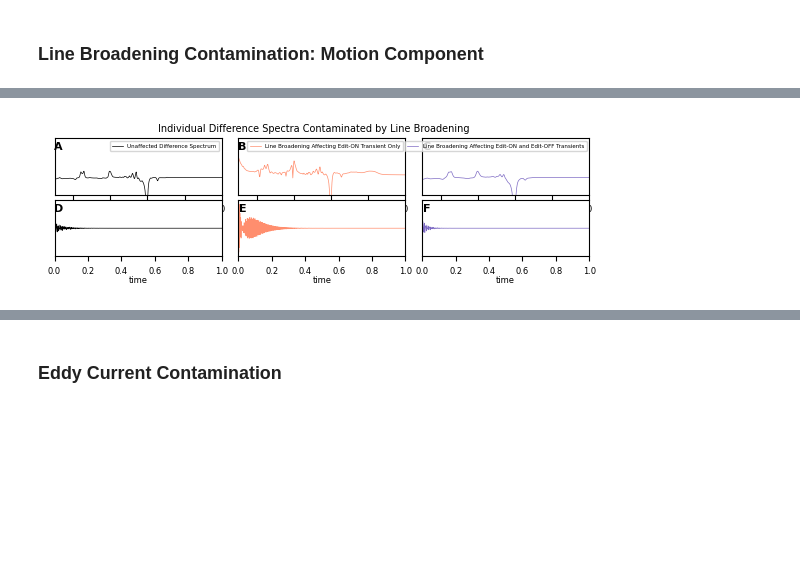
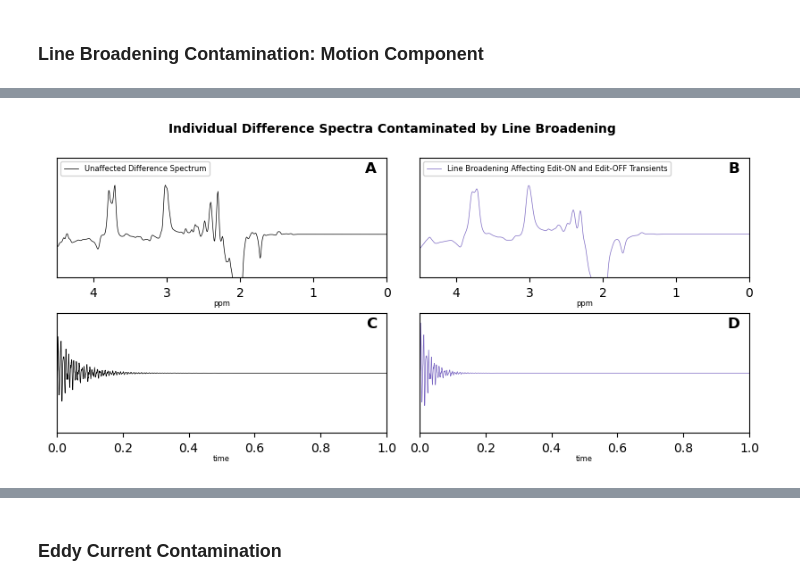
Before and after one commit to HarrisBrainLab/SMART_MRS, a Jupyter notebook: SMART_MRS Examples.ipynb, the cells around one changed output, grey strips where cells are left out. Cells and saved outputs as stored; diff of their text form; code cells hidden in the pictures; blank space fills up the shorter version.

```diff
--- a/SMART_MRS Examples.ipynb
+++ b/SMART_MRS Examples.ipynb
@@ -354,19 +263,18 @@ plt.show()
 ### Line Broadening Contamination: Motion Component
 # %%
 # Add Line Broadening Contamination using add_linebroad()
-var = np.random.uniform(-0.005, 0.005, size=2)
+var = np.random.uniform(-0.005, 0.005, size=12)
 
-amp=[1.45, 1.45*(1+var[0])]
-damp=[15, 15*(1+var[1])]
+damp=[15, 15*(1+var[0])]
 
-mot_locs_on = [8]
 mot_locs_both = [10, 11]
 
-# Line Broadening Artifact with Mid-Range Parameter Values Inserted into Edit-ON Only
-fids, lb_locs = add_linebroad(fids=fids, time=time, amp=[amp[0]], damp=[damp[0]], mot_locs=mot_locs_on, nmb_motion=1)                          # difference spectrum #4
-print(f'Line Broadening affecting edit-ON only located at transient #s: {lb_locs}')
+# Line Broadening Artifact with Mid-Range Parameter Values Inserted into Edit-ON and Edit-OFF
+fids, lb_locs = add_linebroad(fids=fids, time=time, damp=damp, locs=mot_locs_both, num_trans=2)                                             # difference spectrum #5
+print(f'Line Broadening affecting edit-ON and edit-OFF located at transient #s: {lb_locs}')
 
-# Line Broadening Artifact with Mid-Range Parameter Values Inserted into Edit-ON and Edit-OFF
-fids, lb_locs = add_linebroad(fids=fids, time=time, amp=amp, damp=damp, mot_locs=mot_locs_both, nmb_motion=2)                                  # difference spectrum #5
-print(f'Line Broadening affecting edit-ON and edit-OFF located at transient #s: {lb_locs}')
+# # Line Broadening Artifact with Mid-Range Parameter Values Inserted into Edit-ON Only
+# mot_locs_ = [8, 9]
+# fids, lb_locs = add_linebroad(fids=fids, time=time, amp=[amp[0]], damp=[damp[0]], locs=mot_locs_on, num_trans=1)                          # difference spectrum #4
+# print(f'Line Broadening affecting edit-ON only located at transient #s: {lb_locs}')
 # %% [output]
@@ -374,71 +281,71 @@ Line Broadening affecting edit-ON only located at transient #s: [8]
 Line Broadening affecting edit-ON and edit-OFF located at transient #s: [10 11]
 # %%
-# Prepare Motion Linebroadened Data for Plotting - MANUSCRIPT FIGURE
+# Prepare Motion Linebroadened Data for Plotting - LARGER MANUSCRIPT FIGURE
 on_specs, off_specs = undo_interleave(to_specs(fids))
 diff_specs = (on_specs - off_specs)
 
 # Frequency domain
-fig, ax = plt.subplots(2,3, figsize=(6.9,1.53))
+fig, ax = plt.subplots(2, 2, figsize=(10, 4))
 fig.patch.set_facecolor('white')
-fig.suptitle(f"Individual Difference Spectra Contaminated by Line Broadening", fontsize=7)
+fig.suptitle(f"Individual Difference Spectra Contaminated by Line Broadening", fontsize=10, fontweight="semibold")
 plt.rc('xtick', labelsize=6)
 ax[0,0].set_title(' ', fontsize=1)
 ax[0,0].plot(ppm, diff_specs[-2, :].real, 'black', linewidth=0.5, label="Unaffected Difference Spectrum")                                            # black
 ax[0,0].set_xlim(0.0, 4.5)
 ax[0,0].xaxis.set_major_locator(plticker.MultipleLocator(base=1.0))
 ax[0,0].set_xlabel('ppm', fontsize=6, labelpad=0.01)
 ax[0,0].invert_xaxis()
-ax[0,0].set_ylim(-0.015, 0.035)
+ax[0,0].set_ylim(-0.0050, 0.0090)
 ax[0,0].get_yaxis().set_visible(False)
-ax[0,0].legend(loc="upper right", fontsize=4)
+ax[0,0].legend(loc="upper left", fontsize=6)
 
-ax[0,1].plot(ppm, diff_specs[int(4), :].real, '#FF8E6E', linewidth=0.5, label="Line Broadening Affecting Edit-ON Transient Only")                 # orange
+# ax[0,1].plot(ppm, diff_specs[int(4), :].real, '#FF8E6E', linewidth=0.5, label="Line Broadening Affecting Edit-ON Transient Only")                 # orange
+# ax[0,1].set_xlim(0.0, 4.5)
+# ax[0,1].xaxis.set_major_locator(plticker.MultipleLocator(base=1.0))
+# ax[0,1].set_xlabel('ppm', fontsize=6, labelpad=0.01)
+# ax[0,1].invert_xaxis()
+# ax[0,1].set_ylim(-0.0045, 0.0065)
+# ax[0,1].get_yaxis().set_visible(False)
+# ax[0,1].legend(loc="upper left", fontsize=6)
+
+ax[0,1].plot(ppm, diff_specs[int(5), :].real, '#7E6BC4', linewidth=0.5, label="Line Broadening Affecting Edit-ON and Edit-OFF Transients")            # purple
 ax[0,1].set_xlim(0.0, 4.5)
-ax[0,1].xaxis.set_major_locator(plticker.MultipleLocator(base=1.0))
 ax[0,1].set_xlabel('ppm', fontsize=6, labelpad=0.01)
 ax[0,1].invert_xaxis()
-ax[0,1].set_ylim(-0.015, 0.035)
+ax[0,1].xaxis.set_major_locator(plticker.MultipleLocator(base=1.0))
+ax[0,1].set_ylim(-0.0050, 0.0090)
 ax[0,1].get_yaxis().set_visible(False)
-ax[0,1].legend(loc="upper right", fontsize=4)
-
-ax[0,2].plot(ppm, diff_specs[int(5), :].real, '#7E6BC4', linewidth=0.5, label="Line Broadening Affecting Edit-ON and Edit-OFF Transients")            # purple
-ax[0,2].set_xlim(0.0, 4.5)
-ax[0,2].set_xlabel('ppm', fontsize=6, labelpad=0.01)
-ax[0,2].invert_xaxis()
-ax[0,2].xaxis.set_major_locator(plticker.MultipleLocator(base=1.0))
-ax[0,2].set_ylim(-0.015, 0.035)
-ax[0,2].get_yaxis().set_visible(False)
-ax[0,2].legend(loc="upper right", fontsize=4)
+ax[0,1].legend(loc="upper left", fontsize=6)
 
 
 # Time domain
 on_fids, off_fids = undo_interleave((fids))
 diff_fids = (on_fids - off_fids)
 
 ax[1,0].plot(time, diff_fids[-1, :].real, 'black', linewidth=0.5, label="Unaffected difference transient")                                            # black
 ax[1,0].set_xlim(0.0, 1.0)
 ax[1,0].set_xlabel('time', fontsize=6, labelpad=0.01)
-ax[1,0].set_ylim(-0.0035, 0.0035)
+ax[1,0].set_ylim(-0.001, 0.001)
 ax[1,0].get_yaxis().set_visible(False)
 
-ax[1,1].plot(time, diff_fids[int(4), :].real, '#FF8E6E', linewidth=0.5, label="Line Broadening Affecting \n Edit-ON Transient Only")                 # orange
+# ax[1,1].plot(time, diff_fids[int(4), :].real, '#FF8E6E', linewidth=0.5, label="Line Broadening Affecting \n Edit-ON Transient Only")                 # orange
+# ax[1,1].set_xlim(0.0, 1.0)
+# ax[1,1].set_xlabel('time', fontsize=6, labelpad=0.01)
+# ax[1,1].set_ylim(-0.0035, 0.0035)
+# ax[1,1].get_yaxis().set_visible(False)
+
+ax[1,1].plot(time, diff_fids[int(5), :].real, '#7E6BC4', linewidth=0.5, label="Line Broadening Affecting \n Edit-ON and Edit-OFF Transients")            # purple
 ax[1,1].set_xlim(0.0, 1.0)
 ax[1,1].set_xlabel('time', fontsize=6, labelpad=0.01)
-ax[1,1].set_ylim(-0.0035, 0.0035)
+ax[1,1].set_ylim(-0.001, 0.001)
 ax[1,1].get_yaxis().set_visible(False)
 
-ax[1,2].plot(time, diff_fids[int(5), :].real, '#7E6BC4', linewidth=0.5, label="Line Broadening Affecting \n Edit-ON and Edit-OFF Transients")            # purple
-ax[1,2].set_xlim(0.0, 1.0)
-ax[1,2].set_xlabel('time', fontsize=6, labelpad=0.01)
-ax[1,2].set_ylim(-0.0035, 0.0035)
-ax[1,2].get_yaxis().set_visible(False)
-
-label_subplots_2D(ax, xpos=0.05, ypos=0.95, size=8)
-plt.subplots_adjust(wspace=0.1, hspace=0.1)
+label_subplots_2D(ax, xpos=0.97, ypos=0.97, size=12, nine=False)
+plt.subplots_adjust(wspace=0.1, hspace=0.3)
 plt.show()
 
 fig.tight_layout(pad=0.075)
-fig.savefig(f'{dir}/v4/LineBroad_TIFF.TIFF', dpi=400)
-fig.savefig(f'{dir}/v4/LineBroad_png.png', dpi=400)
+fig.savefig(f'{img_dir}LineBroad_TIFF.TIFF', dpi=400)
+fig.savefig(f'{img_dir}LineBroad_png.png', dpi=400)
 # %% [output]
-[figure, old version]
+[figure, new version]
```
Also changed, not shown: parts of 32 cells of this notebook, 11 other files.
